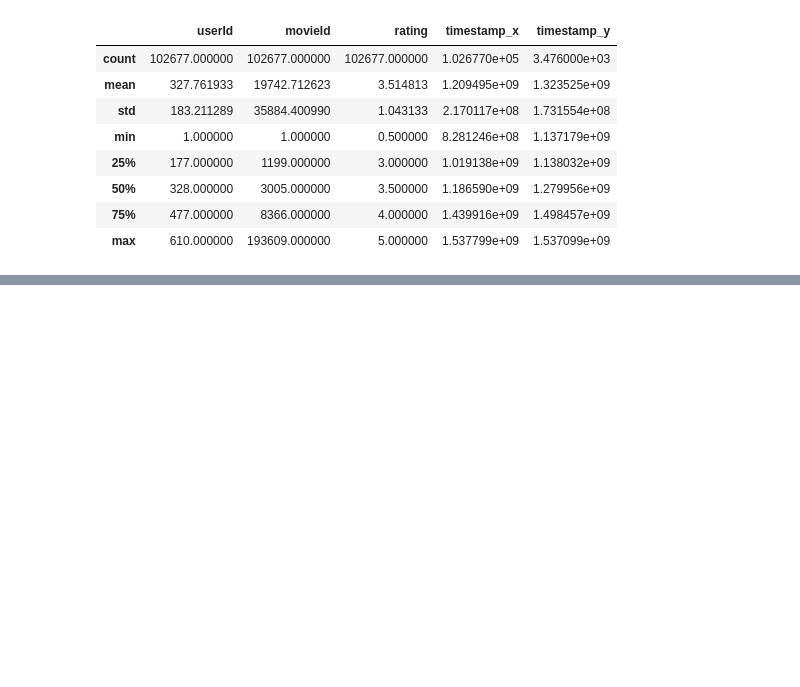
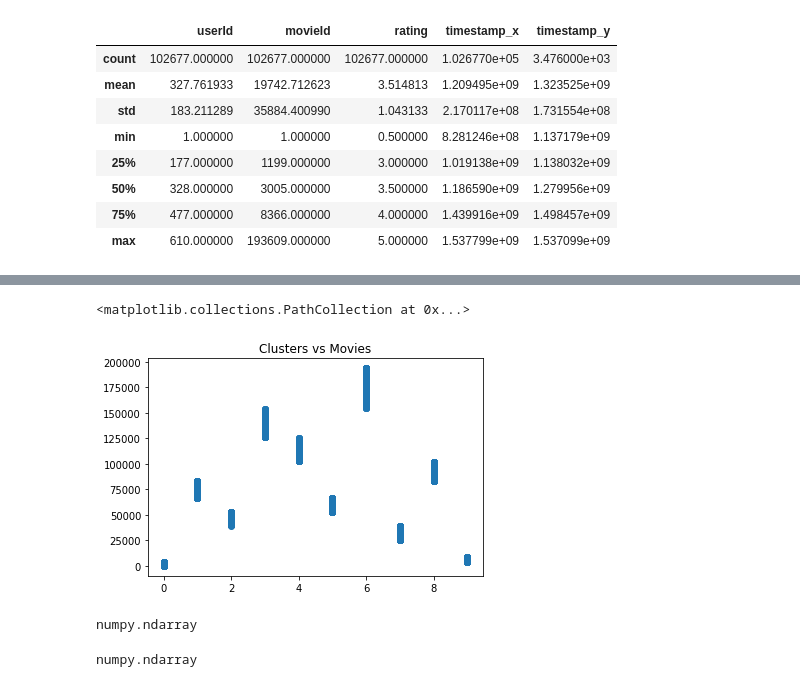
Before and after one commit to ffflora/Recommendation_System_based_on_RCC, a Jupyter notebook: Project.ipynb, the cells around one changed output, grey strips where cells are left out. Drawn from its saved outputs; the diff is of its cells as text; code cells hidden in the pictures; blank space fills up the shorter version.

```diff
--- a/Project.ipynb
+++ b/Project.ipynb
@@ -193,0 +364,20 @@ keyword_occurences
+# %%
+plt.title("Clusters vs Movies")
+plt.scatter(clustersTemp,merged['movieId'])
+# %% [output]
+<matplotlib.collections.PathCollection at 0x...>
+[figure, added]
+# %%
+import rcc
+from sklearn.metrics import adjusted_mutual_info_score
+
+X = []
+Y = []
+
+copyftd = featured.copy()
+X = copyftd.values
+
+
+type(X)
+# %% [output]
+numpy.ndarray
@@ -193,0 +389,4 @@ keyword_occurences
+# %%
+type(X)
+# %% [output]
+numpy.ndarray
```
Also changed, not shown: parts of 37 cells of this notebook, 2 other files.
